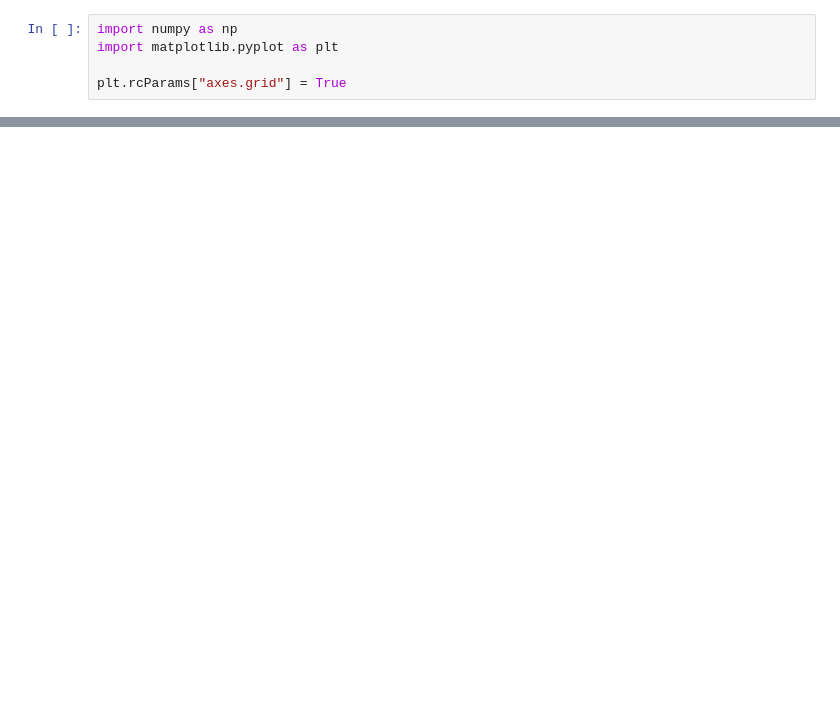
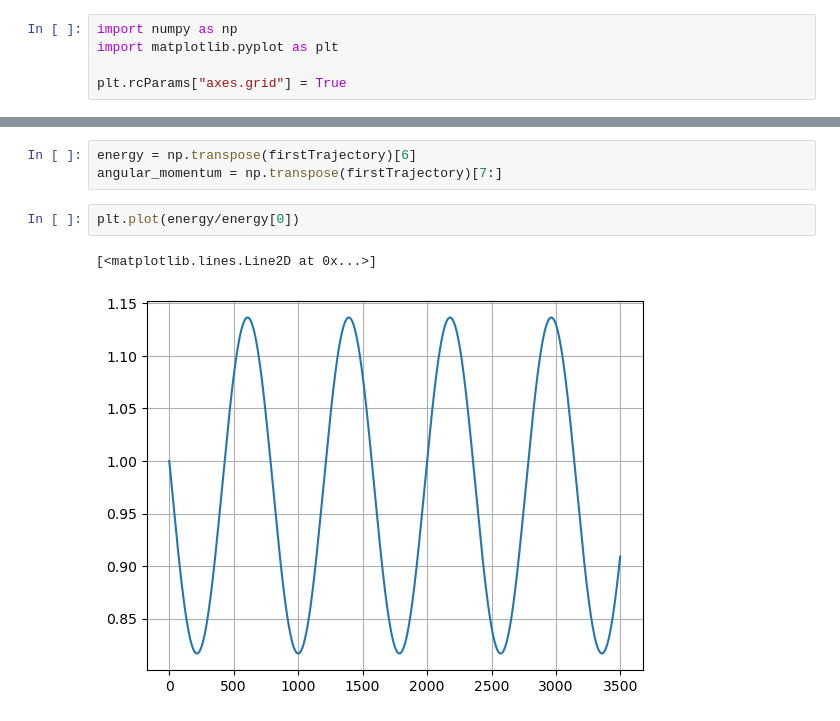
Before and after one commit to Shellf1sh/MolecularSimulation, a Jupyter notebook: problemSet2/PS2_plotting.ipynb, the cells around one changed output, grey strips where cells are left out. Cells and saved outputs as stored; diff of their text form; blank space fills up the shorter version.

```diff
--- a/problemSet2/PS2_plotting.ipynb
+++ b/problemSet2/PS2_plotting.ipynb
@@ -13 +17,9 @@ plt.axis("equal")
 [figure]
+# %%
+energy = np.transpose(firstTrajectory)[6]
+angular_momentum = np.transpose(firstTrajectory)[7:]
+# %%
+plt.plot(energy/energy[0])
+# %% [output]
+[<matplotlib.lines.Line2D at 0x...>]
+[figure, added]
```
Also changed, not shown: parts of 2 cells of this notebook, 3 other files.
